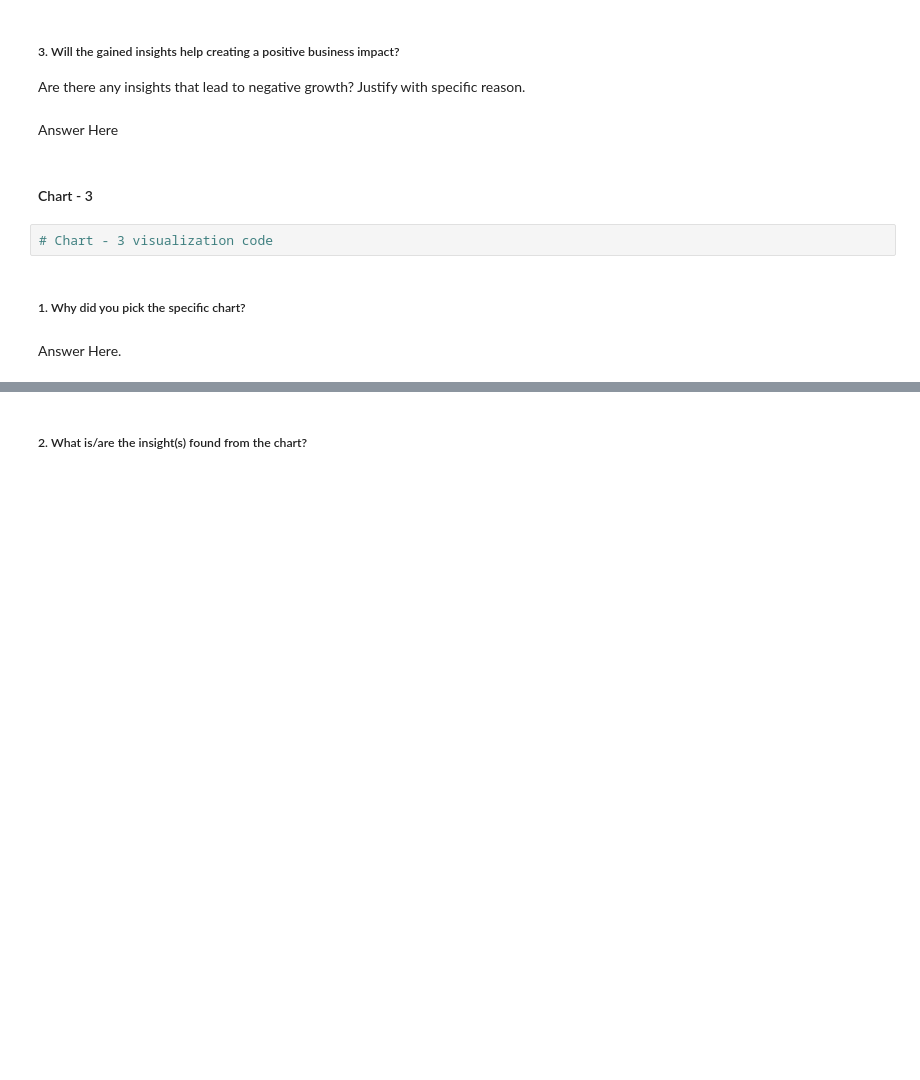
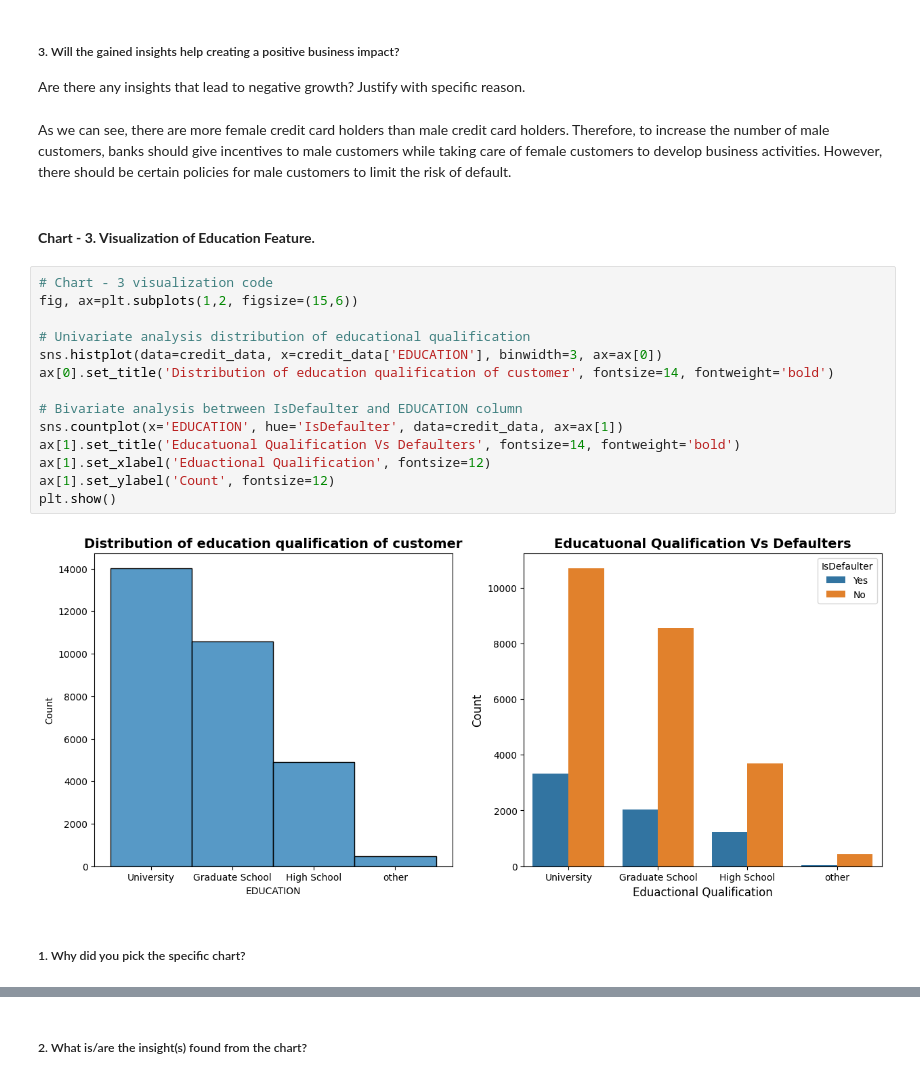
Before and after one commit to Mr-Himanshu123/Credit-Card-Default-Prediction, a Jupyter notebook: Credit_Card_Default_Prediction.ipynb, the cells around one changed output, grey strips where cells are left out. Cells and saved outputs as stored; diff of their text form; blank space fills up the shorter version.

```diff
--- a/Credit_Card_Default_Prediction.ipynb
+++ b/Credit_Card_Default_Prediction.ipynb
@@ -374,13 +447,25 @@ Answer Here
 # %% [markdown]
 ##### 3. Will the gained insights help creating a positive business impact?
 Are there any insights that lead to negative growth? Justify with specific reason.
-# %% [markdown]
-Answer Here
+# %% [markdown]
+As we can see, there are more female credit card holders than male credit card holders. Therefore, to increase the number of male customers, banks should give incentives to male customers while  taking care of  female customers to develop business activities. However, there should be certain policies for male customers to limit the risk of default.
 # %% [markdown]
-#### Chart - 3
+#### **Chart - 3. Visualization of Education Feature.**
-# %%
-# Chart - 3 visualization code
+# %%
+# Chart - 3 visualization code
+fig, ax=plt.subplots(1,2, figsize=(15,6))
+
+# Univariate analysis distribution of educational qualification
+sns.histplot(data=credit_data, x=credit_data['EDUCATION'], binwidth=3, ax=ax[0])
+ax[0].set_title('Distribution of education qualification of customer', fontsize=14, fontweight='bold')
+
+# Bivariate analysis betrween IsDefaulter and EDUCATION column
+sns.countplot(x='EDUCATION', hue='IsDefaulter', data=credit_data, ax=ax[1])
+ax[1].set_title('Educatuonal Qualification Vs Defaulters', fontsize=14, fontweight='bold')
+ax[1].set_xlabel('Eduactional Qualification', fontsize=12)
+ax[1].set_ylabel('Count', fontsize=12)
+plt.show()
+# %% [output]
+[figure, added]
 # %% [markdown]
 ##### 1. Why did you pick the specific chart?
-# %% [markdown]
-Answer Here.
```
Also changed, not shown: parts of 40 cells of this notebook.
